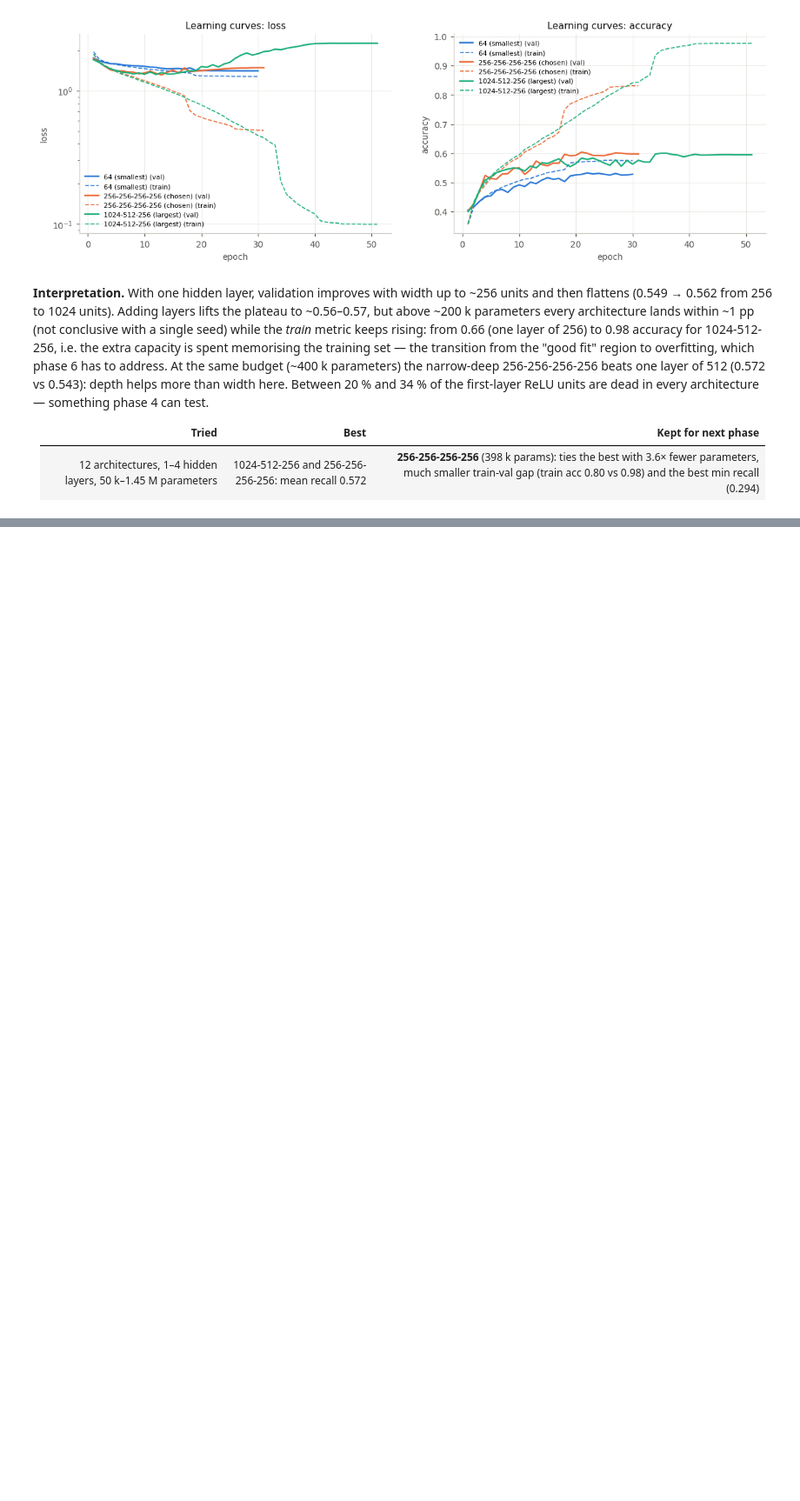
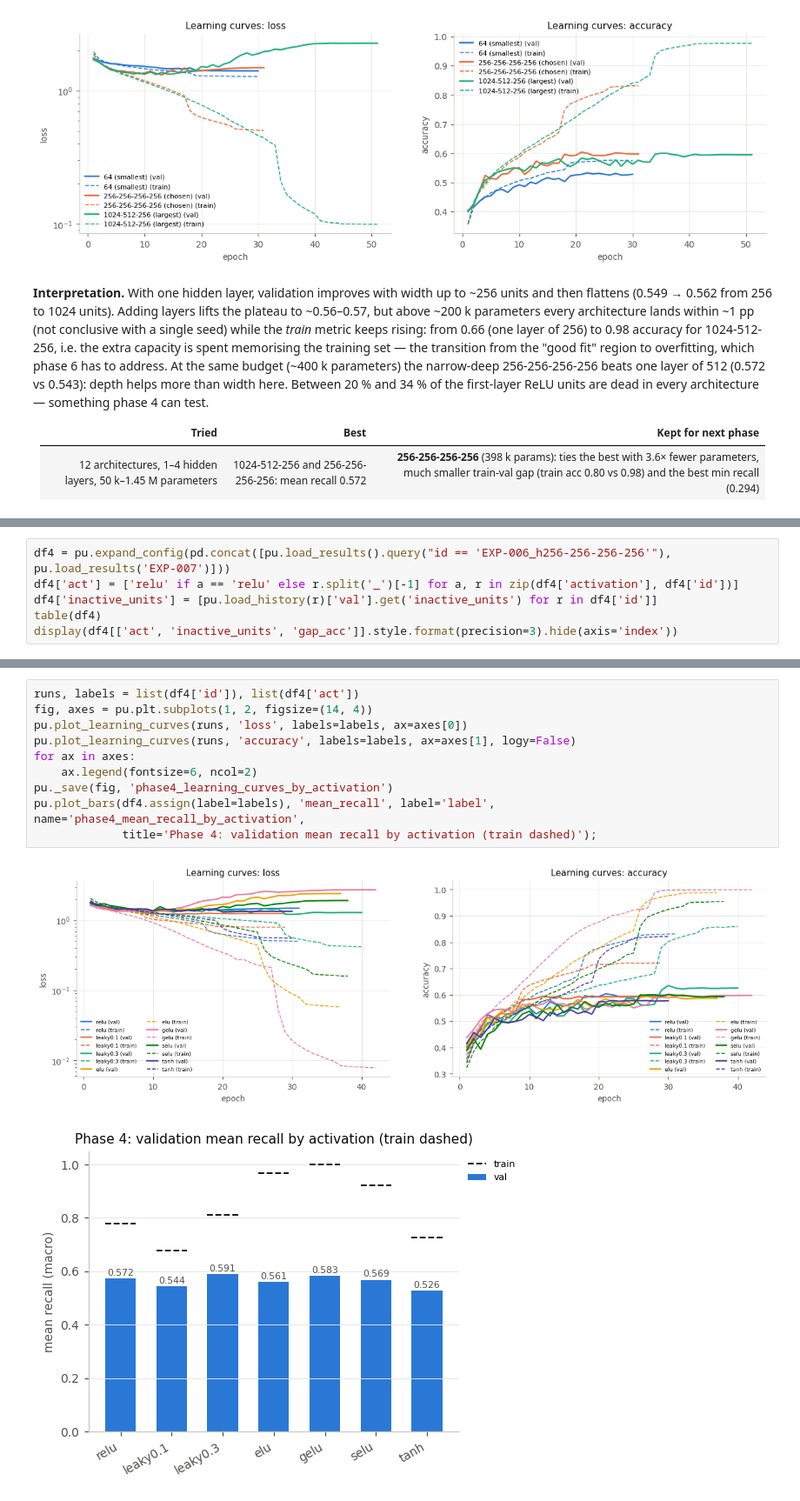
Before and after one commit to alexsierra45/image-recognition, a Jupyter notebook: hyperparameter_sweep.ipynb, the cells around one changed output, grey strips where cells are left out. Shown at 87% size. Drawn from its saved outputs; the diff is of its cells as text; blank space fills up the shorter version.

```diff
--- a/hyperparameter_sweep.ipynb
+++ b/hyperparameter_sweep.ipynb
@@ -248,0 +256,6 @@ Between 20 % and 34 % of the first-layer ReLU units are dead in every architectu
+# %%
+df4 = pu.expand_config(pd.concat([pu.load_results().query("id == 'EXP-006_h256-256-256-256'"), pu.load_results('EXP-007')]))
+df4['act'] = ['relu' if a == 'relu' else r.split('_')[-1] for a, r in zip(df4['activation'], df4['id'])]
+df4['inactive_units'] = [pu.load_history(r)['val'].get('inactive_units') for r in df4['id']]
+table(df4)
+display(df4[['act', 'inactive_units', 'gap_acc']].style.format(precision=3).hide(axis='index'))
@@ -248,0 +279,13 @@ Between 20 % and 34 % of the first-layer ReLU units are dead in every architectu
+# %%
+runs, labels = list(df4['id']), list(df4['act'])
+fig, axes = pu.plt.subplots(1, 2, figsize=(14, 4))
+pu.plot_learning_curves(runs, 'loss', labels=labels, ax=axes[0])
+pu.plot_learning_curves(runs, 'accuracy', labels=labels, ax=axes[1], logy=False)
+for ax in axes:
+    ax.legend(fontsize=6, ncol=2)
+pu._save(fig, 'phase4_learning_curves_by_activation')
+pu.plot_bars(df4.assign(label=labels), 'mean_recall', label='label', name='phase4_mean_recall_by_activation',
+             title='Phase 4: validation mean recall by activation (train dashed)');
+# %% [output]
+[figure, added]
+[figure, added]
```
Also changed, not shown: parts of 4 cells of this notebook, 12 other files.
